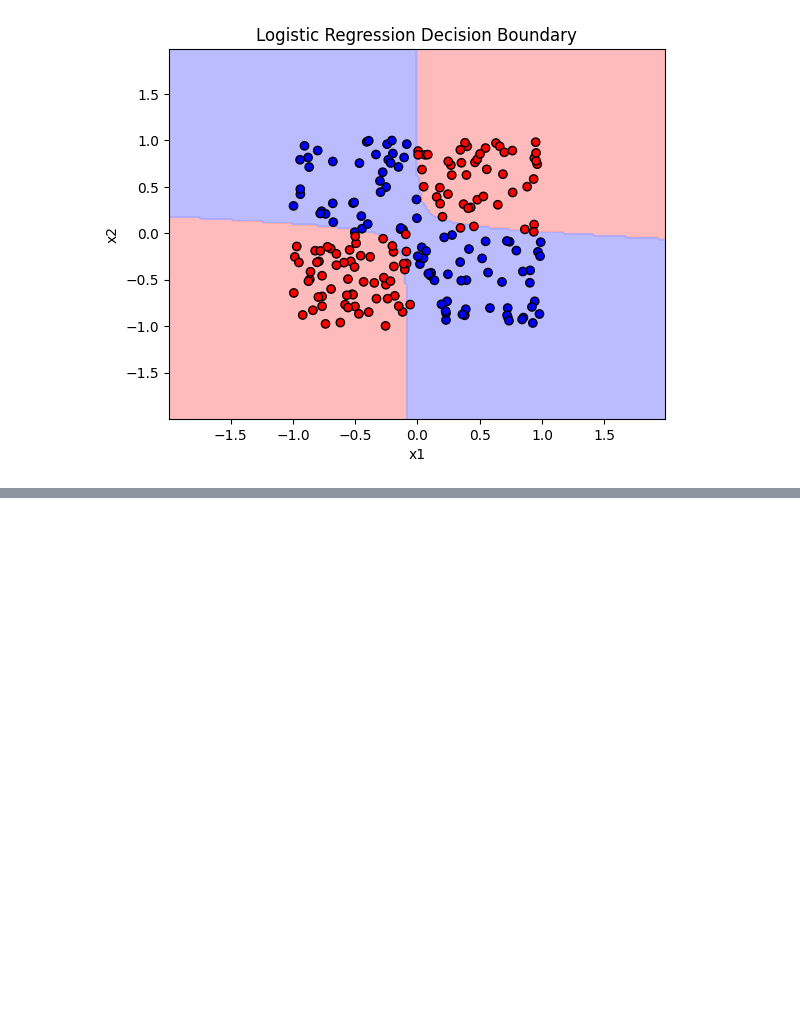
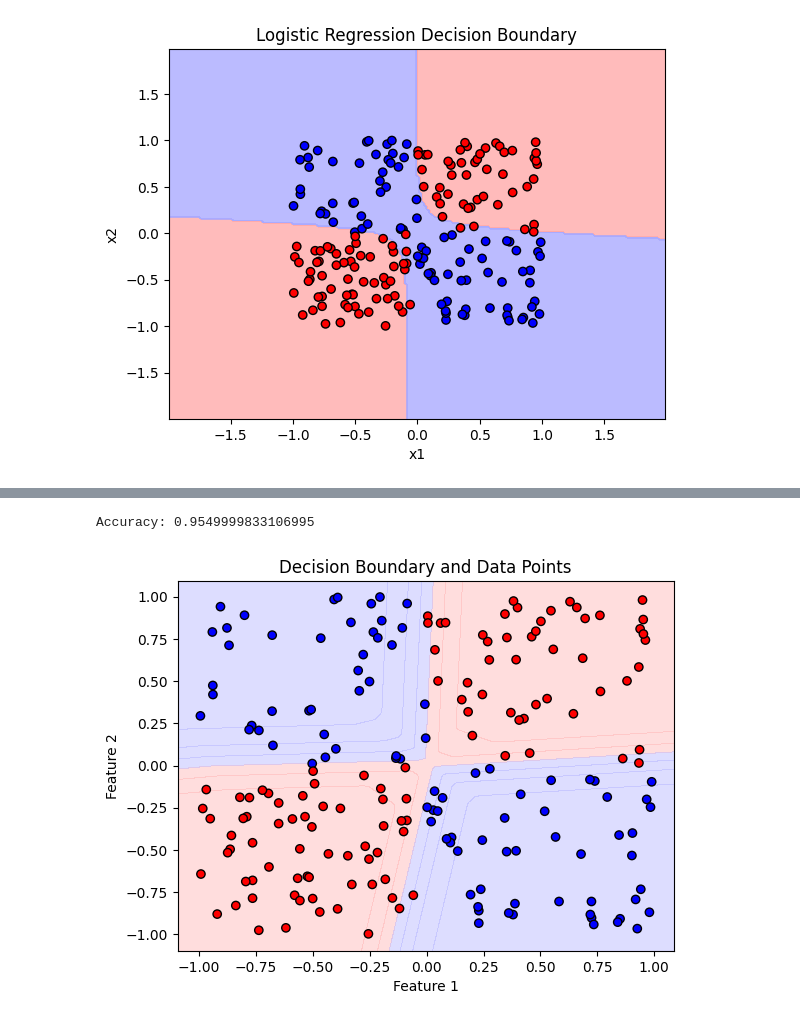
Before and after one commit to Shubh-81/ES335-Assignment3, a Jupyter notebook: Q2.ipynb, the cells around one changed output, grey strips where cells are left out. Cells and saved outputs as stored; diff of their text form; code cells hidden in the pictures; blank space fills up the shorter version.

```diff
--- a/Q2.ipynb
+++ b/Q2.ipynb
@@ -102,3 +104,11 @@ plot_decision_surface(log_reg, X_test_poly, y_test, title="Logistic Regression D
 # %% [output]
 Logistic regression with additional features accuracy: 0.95
 [figure]
+# %%
+X_train_tensor = torch.tensor(X_train, dtype=torch.float32)
+X_test_tensor = torch.tensor(X_test, dtype=torch.float32)
+y_train_tensor = torch.tensor(y_train, dtype=torch.float32).view(-1, 1)
+y_test_tensor = torch.tensor(y_test, dtype=torch.float32).view(-1, 1)
+# %%
+y_train_tensor = torch.where(y_train_tensor == -1, torch.tensor(0), y_train_tensor)
+y_test_tensor = torch.where(y_test_tensor == -1, torch.tensor(0), y_test_tensor)
@@ -104,0 +170,30 @@ Logistic regression with additional features accuracy: 0.95
+# %%
+outputs = model(X_test_tensor)
+predicted_labels = (outputs > 0.5).float()
+accuracy = (predicted_labels == y_test_tensor).float().mean().item()
+print(f"Accuracy: {accuracy}")
+# %% [output]
+Accuracy: 0.9549999833106995
+# %%
+import matplotlib.pyplot as plt
+
+# Define a function to plot decision boundary
+def plot_decision_boundary(model, X, y):
+    x1_min, x1_max = X[:, 0].min() - 0.1, X[:, 0].max() + 0.1
+    x2_min, x2_max = X[:, 1].min() - 0.1, X[:, 1].max() + 0.1
+    xx1, xx2 = np.meshgrid(np.arange(x1_min, x1_max, 0.01),
+                           np.arange(x2_min, x2_max, 0.01))
+    grid_tensor = torch.tensor(np.c_[xx1.ravel(), xx2.ravel()], dtype=torch.float32)
+    Z = model(grid_tensor)
+    Z = Z.detach().numpy().reshape(xx1.shape)
+    plt.contourf(xx1, xx2, Z, cmap=ListedColormap(['#FFAAAA', '#AAAAFF']), alpha=0.4)
+    plt.scatter(X[:, 0], X[:, 1], c=y,cmap=ListedColormap(['#FF0000', '#0000FF']), edgecolor='k')
+    plt.xlabel('Feature 1')
+    plt.ylabel('Feature 2')
+    plt.title('Decision Boundary and Data Points')
+    plt.show()
+
+# Plot decision boundary for MLP with L1 regularization
+plot_decision_boundary(model, X_test_tensor, y_test_tensor)
+# %% [output]
+[figure, added]
```
Also changed, not shown: parts of 5 cells of this notebook.
